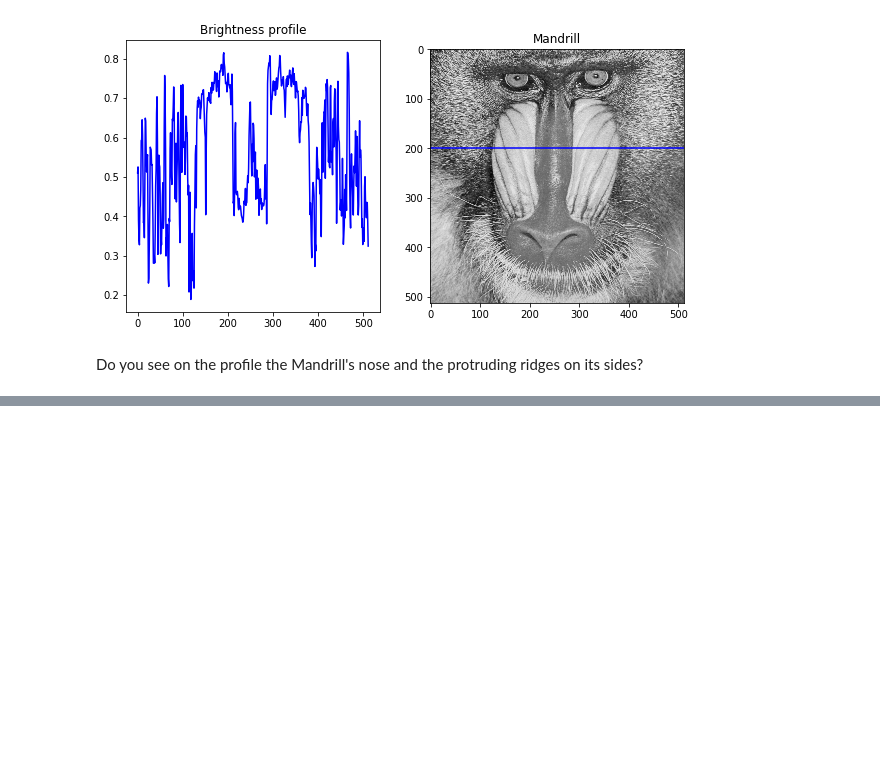
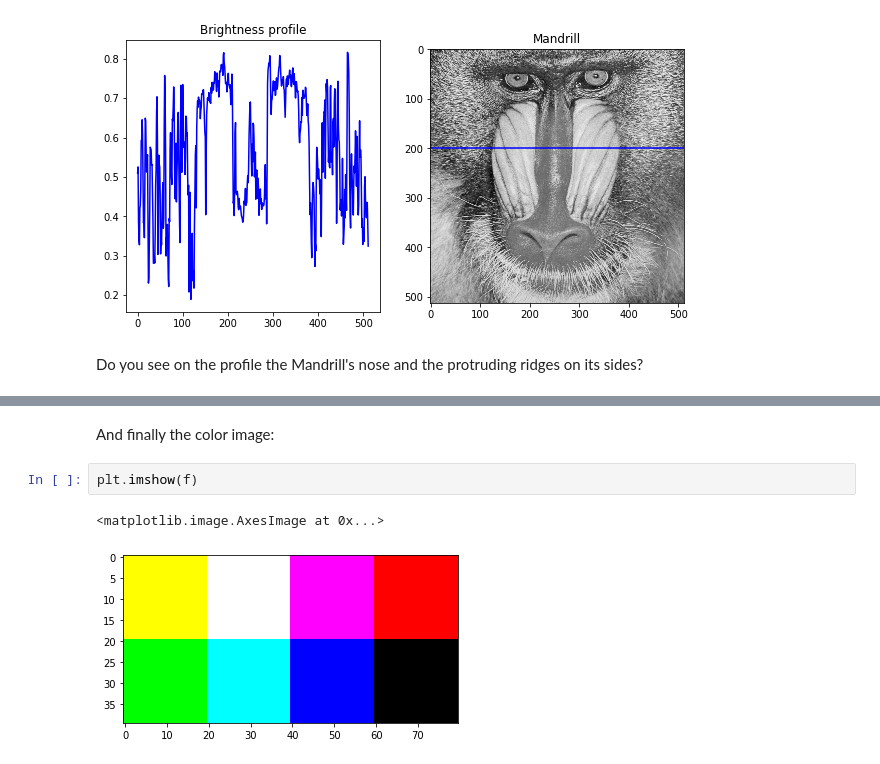
Before and after one commit to vincmazet/ftip, a Jupyter notebook: _sources/labs/tp1-code.ipynb, the cells around one changed output, grey strips where cells are left out. Saved outputs shown, nothing was run; the diff lists cells and outputs as text; blank space fills up the shorter version.

```diff
--- a/_sources/labs/tp1-code.ipynb
+++ b/_sources/labs/tp1-code.ipynb
@@ -157,0 +204,7 @@ Do you see on the profile the Mandrill's nose and the protruding ridges on its s
+# %% [markdown]
+And finally the color image:
+# %%
+plt.imshow(f)
+# %% [output]
+<matplotlib.image.AxesImage at 0x...>
+[figure, added]
```
Also changed, not shown: parts of 47 cells of this notebook, 42 other files.
